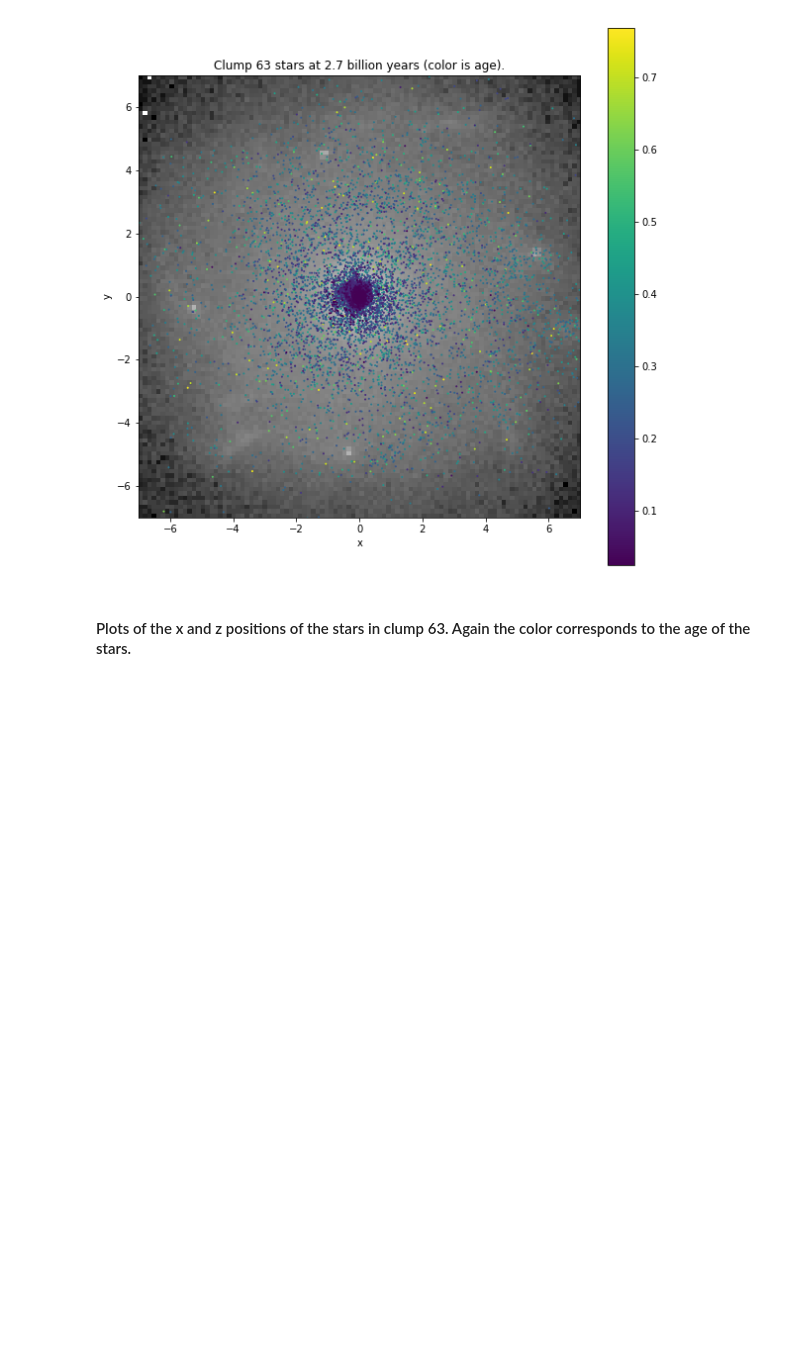
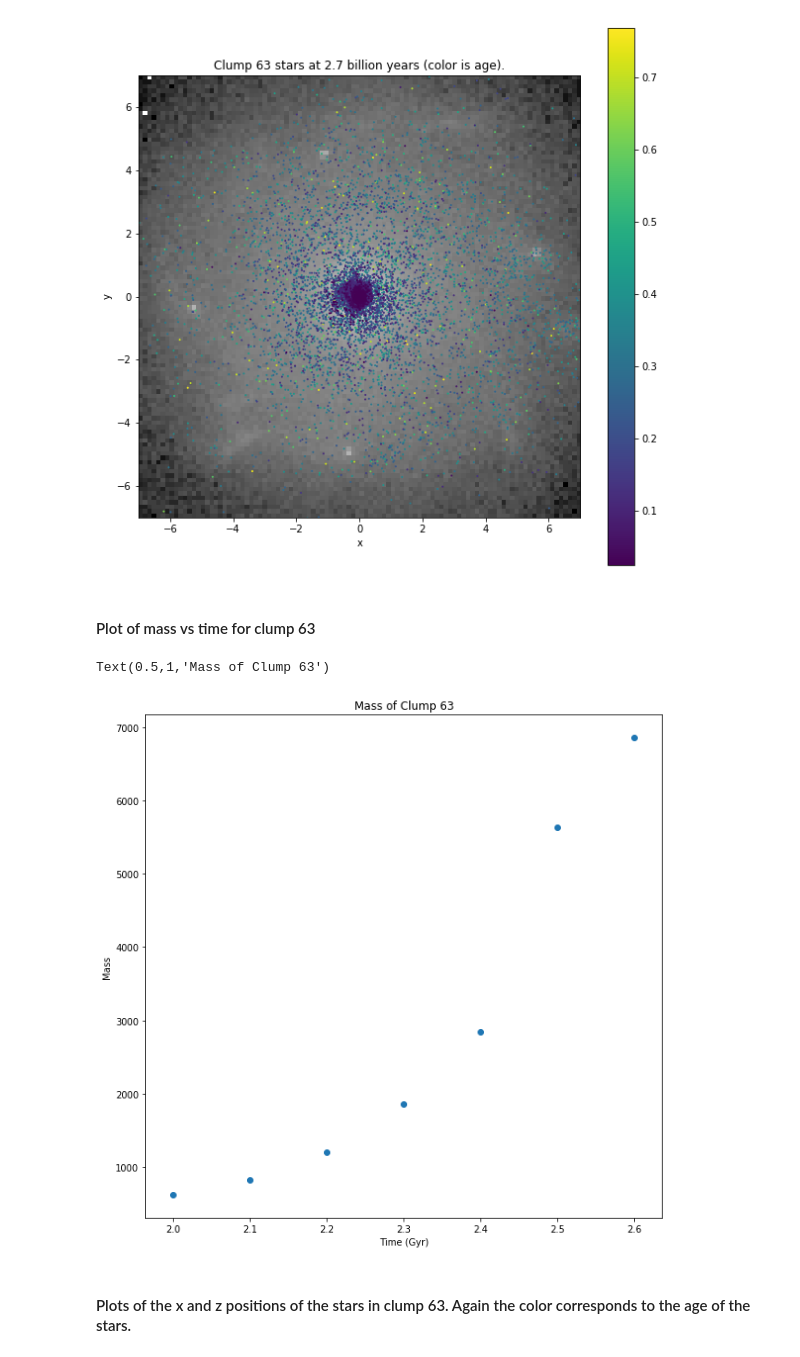
Before and after one commit to BethanyGarver/clumpy-star-formation, a Jupyter notebook: ClumpStars-checkpoint.ipynb, the cells around one changed output. Saved outputs shown, nothing was run; the diff lists cells and outputs as text; code cells hidden in the pictures; blank space fills up the shorter version.

```diff
--- a/ClumpStars-checkpoint.ipynb
+++ b/ClumpStars-checkpoint.ipynb
@@ -85,6 +85,8 @@ Length = 28955 rows
 # %% [markdown]
 <h4>Plots of the x and y locations of the stars in clump 63 starting with the first snapshot after it started tracking the clump and ending with the first snapshot after the clump reaches the center. The color of the dots corresponds to their age at the time of the snapshot. The red circle has a radius of 0.5 and is centered on the (x,y) location of the clump at that time. The mass in the plot titles is the total mass of all the stars within a distance of 0.5 from the clump's center (assuming the clump's z position is 0).</h4>
 # %%
+times = []
+masses = []
 for time in range(20,28):
     plt.figure(figsize=(10,10))
     snapshot = FitsRead(time)
@@ -112,6 +114,8 @@ for time in range(20,28):
         stillthere = snapshot[nearby]
         mass = sum(stillthere['MS'])
         plt.title('Clump 63 stars at {0} billion years (color is age). Mass = {1}'.format(time/10,mass))
+        times.append(time/10)
+        masses.append(mass)
     except:
         plt.title('Clump 63 stars at {0} billion years (color is age).'.format(time/10))
 # %% [output]
@@ -123,6 +127,17 @@ for time in range(20,28):
 [figure]
 [figure]
 [figure]
+# %% [markdown]
+<h4>Plot of mass vs time for clump 63</h4>
+# %%
+plt.figure(figsize=(10,10))
+plt.scatter(times,masses)
+plt.xlabel('Time (Gyr)')
+plt.ylabel('Mass')
+plt.title('Mass of Clump 63')
+# %% [output]
+Text(0.5,1,'Mass of Clump 63')
+[figure, added]
 # %% [markdown]
 <h4>Plots of the x and z positions of the stars in clump 63. Again the color corresponds to the age of the stars.</h4>
 # %%
```
Also changed, not shown: 1 other file.
